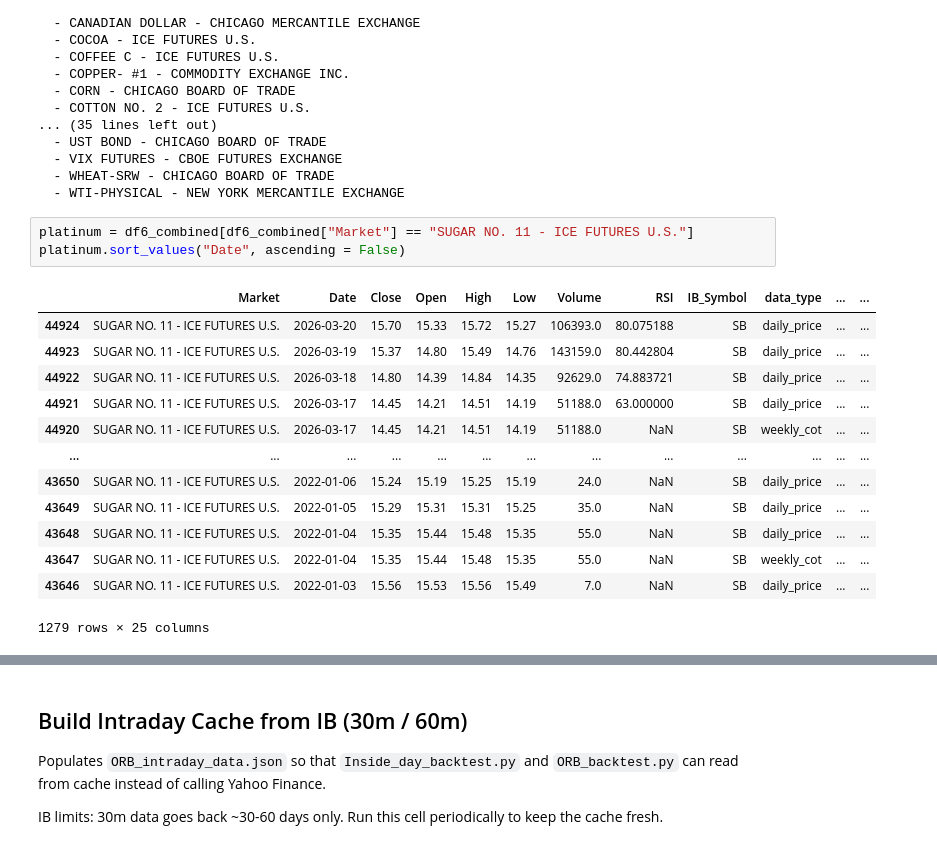
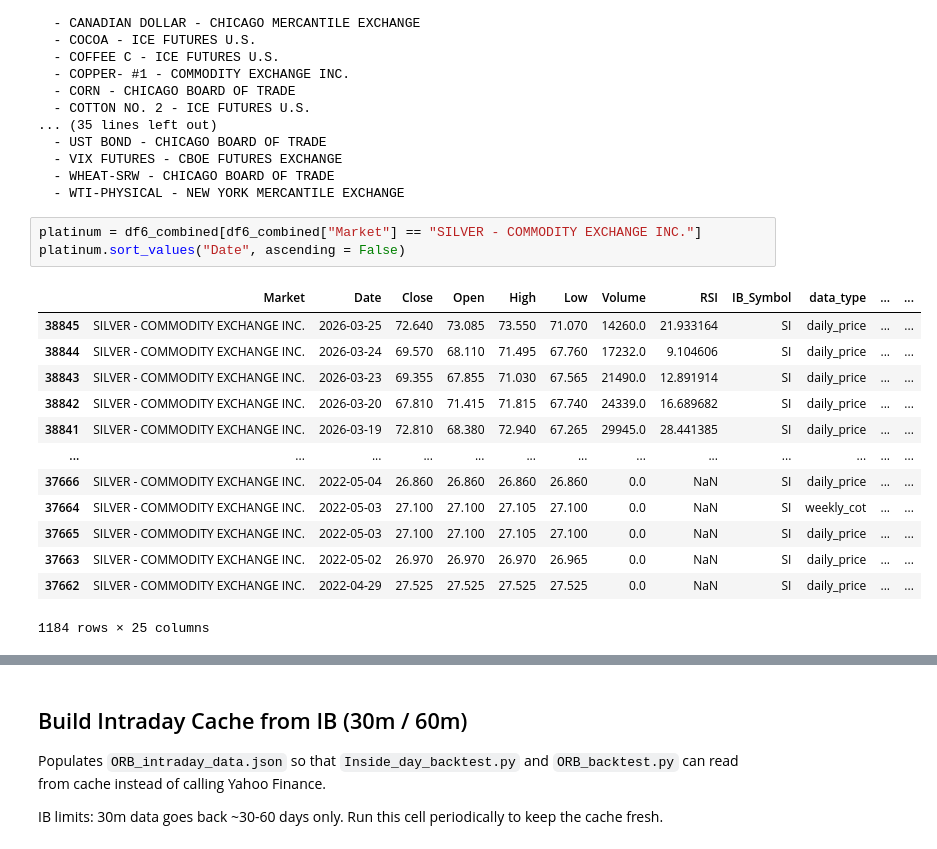
Before and after one commit to JPow/COT_Dashboard_Deployment, a Jupyter notebook: COT IBRK Data Grabber.ipynb, the cells around one changed output, grey strips where cells are left out. Cells and saved outputs as stored; diff of their text form.

```diff
--- a/COT IBRK Data Grabber.ipynb
+++ b/COT IBRK Data Grabber.ipynb
@@ -1052,22 +1019,22 @@ Markets with close prices on March 10th:
   - WHEAT-SRW - CHICAGO BOARD OF TRADE
   - WTI-PHYSICAL - NEW YORK MERCANTILE EXCHANGE
 # %%
-platinum = df6_combined[df6_combined["Market"] == "SUGAR NO. 11 - ICE FUTURES U.S."]
+platinum = df6_combined[df6_combined["Market"] == "SILVER - COMMODITY EXCHANGE INC."]
 platinum.sort_values("Date", ascending = False)
 # %% [output]
 |  | Market | Date | Close | Open | High | Low | Volume | RSI | IB_Symbol | data_type | ... | ... |
-| 44924 | SUGAR NO. 11 - ICE FUTURES U.S. | 2026-03-20 | 15.70 | 15.33 | 15.72 | 15.27 | 106393.0 | 80.075188 | SB | daily_price | ... | ... |
-| 44923 | SUGAR NO. 11 - ICE FUTURES U.S. | 2026-03-19 | 15.37 | 14.80 | 15.49 | 14.76 | 143159.0 | 80.442804 | SB | daily_price | ... | ... |
-| 44922 | SUGAR NO. 11 - ICE FUTURES U.S. | 2026-03-18 | 14.80 | 14.39 | 14.84 | 14.35 | 92629.0 | 74.883721 | SB | daily_price | ... | ... |
-| 44921 | SUGAR NO. 11 - ICE FUTURES U.S. | 2026-03-17 | 14.45 | 14.21 | 14.51 | 14.19 | 51188.0 | 63.000000 | SB | daily_price | ... | ... |
-| 44920 | SUGAR NO. 11 - ICE FUTURES U.S. | 2026-03-17 | 14.45 | 14.21 | 14.51 | 14.19 | 51188.0 | NaN | SB | weekly_cot | ... | ... |
+| 38845 | SILVER - COMMODITY EXCHANGE INC. | 2026-03-25 | 72.640 | 73.085 | 73.550 | 71.070 | 14260.0 | 21.933164 | SI | daily_price | ... | ... |
+| 38844 | SILVER - COMMODITY EXCHANGE INC. | 2026-03-24 | 69.570 | 68.110 | 71.495 | 67.760 | 17232.0 | 9.104606 | SI | daily_price | ... | ... |
+| 38843 | SILVER - COMMODITY EXCHANGE INC. | 2026-03-23 | 69.355 | 67.855 | 71.030 | 67.565 | 21490.0 | 12.891914 | SI | daily_price | ... | ... |
+| 38842 | SILVER - COMMODITY EXCHANGE INC. | 2026-03-20 | 67.810 | 71.415 | 71.815 | 67.740 | 24339.0 | 16.689682 | SI | daily_price | ... | ... |
+| 38841 | SILVER - COMMODITY EXCHANGE INC. | 2026-03-19 | 72.810 | 68.380 | 72.940 | 67.265 | 29945.0 | 28.441385 | SI | daily_price | ... | ... |
 | ... | ... | ... | ... | ... | ... | ... | ... | ... | ... | ... | ... | ... |
-| 43650 | SUGAR NO. 11 - ICE FUTURES U.S. | 2022-01-06 | 15.24 | 15.19 | 15.25 | 15.19 | 24.0 | NaN | SB | daily_price | ... | ... |
-| 43649 | SUGAR NO. 11 - ICE FUTURES U.S. | 2022-01-05 | 15.29 | 15.31 | 15.31 | 15.25 | 35.0 | NaN | SB | daily_price | ... | ... |
-| 43648 | SUGAR NO. 11 - ICE FUTURES U.S. | 2022-01-04 | 15.35 | 15.44 | 15.48 | 15.35 | 55.0 | NaN | SB | daily_price | ... | ... |
-| 43647 | SUGAR NO. 11 - ICE FUTURES U.S. | 2022-01-04 | 15.35 | 15.44 | 15.48 | 15.35 | 55.0 | NaN | SB | weekly_cot | ... | ... |
-| 43646 | SUGAR NO. 11 - ICE FUTURES U.S. | 2022-01-03 | 15.56 | 15.53 | 15.56 | 15.49 | 7.0 | NaN | SB | daily_price | ... | ... |
+| 37666 | SILVER - COMMODITY EXCHANGE INC. | 2022-05-04 | 26.860 | 26.860 | 26.860 | 26.860 | 0.0 | NaN | SI | daily_price | ... | ... |
+| 37664 | SILVER - COMMODITY EXCHANGE INC. | 2022-05-03 | 27.100 | 27.100 | 27.105 | 27.100 | 0.0 | NaN | SI | weekly_cot | ... | ... |
+| 37665 | SILVER - COMMODITY EXCHANGE INC. | 2022-05-03 | 27.100 | 27.100 | 27.105 | 27.100 | 0.0 | NaN | SI | daily_price | ... | ... |
+| 37663 | SILVER - COMMODITY EXCHANGE INC. | 2022-05-02 | 26.970 | 26.970 | 26.970 | 26.965 | 0.0 | NaN | SI | daily_price | ... | ... |
+| 37662 | SILVER - COMMODITY EXCHANGE INC. | 2022-04-29 | 27.525 | 27.525 | 27.525 | 27.525 | 0.0 | NaN | SI | daily_price | ... | ... |
-1279 rows × 25 columns
+1184 rows × 25 columns
 # %%
 # Export the combined dataset (both weekly COT data and daily price data)
 df6_combined.to_json('cot_data.json', orient='records')
```
Also changed, not shown: parts of 8 cells of this notebook, 5 other files.
